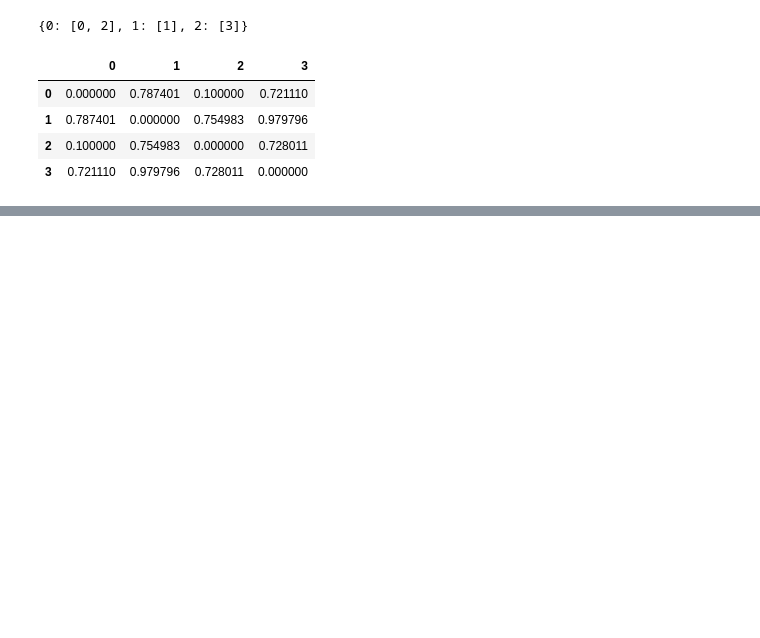
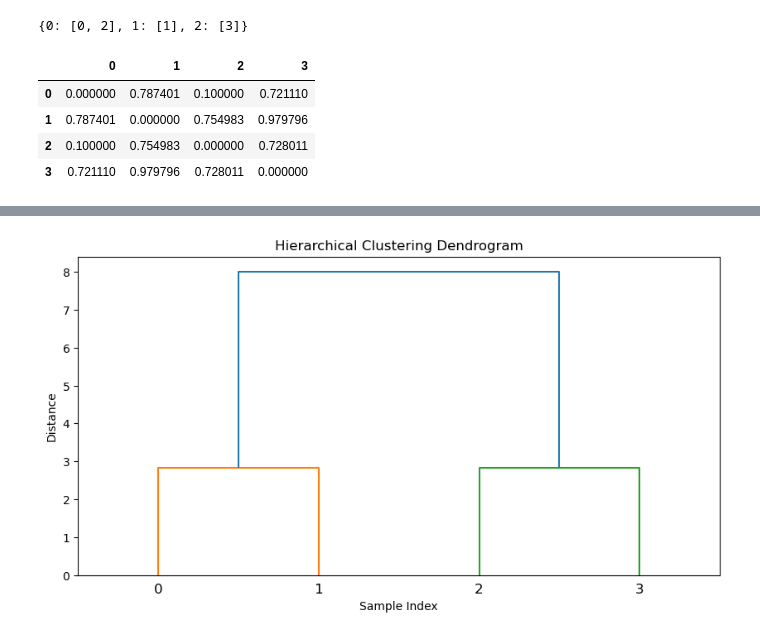
Before and after one commit to Julian-Webb/auto-cell-signal-extraction, a Jupyter notebook: notebooks/testing_clustering.ipynb, the cells around one changed output, grey strips where cells are left out. Saved outputs shown, nothing was run; the diff lists cells and outputs as text; code cells hidden in the pictures; blank space fills up the shorter version.

```diff
--- a/notebooks/testing_clustering.ipynb
+++ b/notebooks/testing_clustering.ipynb
@@ -38,0 +97,20 @@ df
+# %%
+import numpy as np
+from scipy.cluster.hierarchy import linkage, dendrogram
+import matplotlib.pyplot as plt
+
+# Example data (replace this with your own data)
+data = np.array([[1, 2], [3, 4], [5, 6], [7, 8]])
+
+# Perform hierarchical clustering
+Z = linkage(data, method='ward')  # You can choose different linkage methods such as 'single', 'complete', 'average', etc.
+
+# Plot dendrogram
+plt.figure(figsize=(10, 5))
+dendrogram(Z)
+plt.title('Hierarchical Clustering Dendrogram')
+plt.xlabel('Sample Index')
+plt.ylabel('Distance')
+plt.show()
+# %% [output]
+[figure, added]
```
Also changed, not shown: parts of 11 cells of this notebook, 16 other files.
